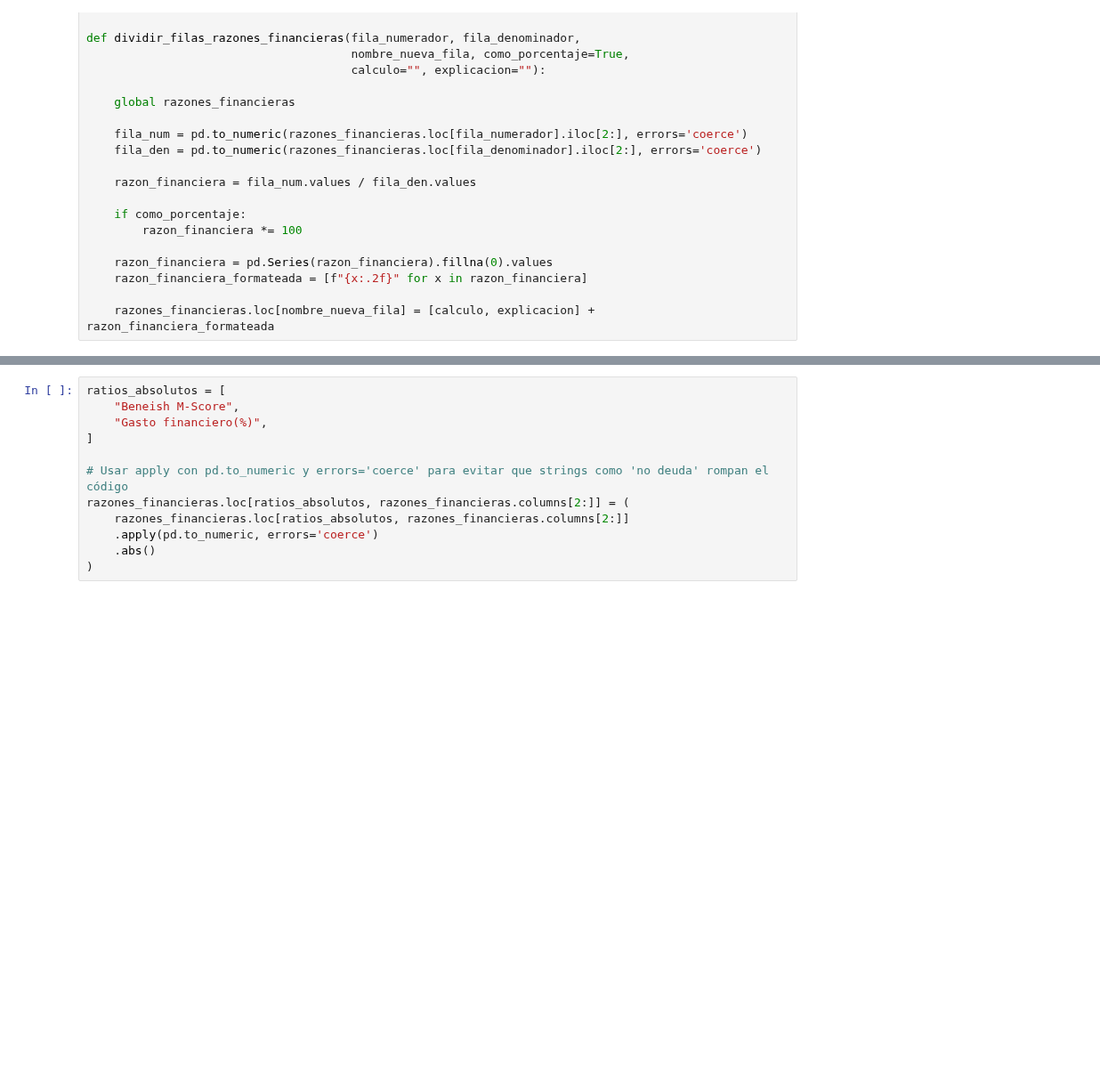
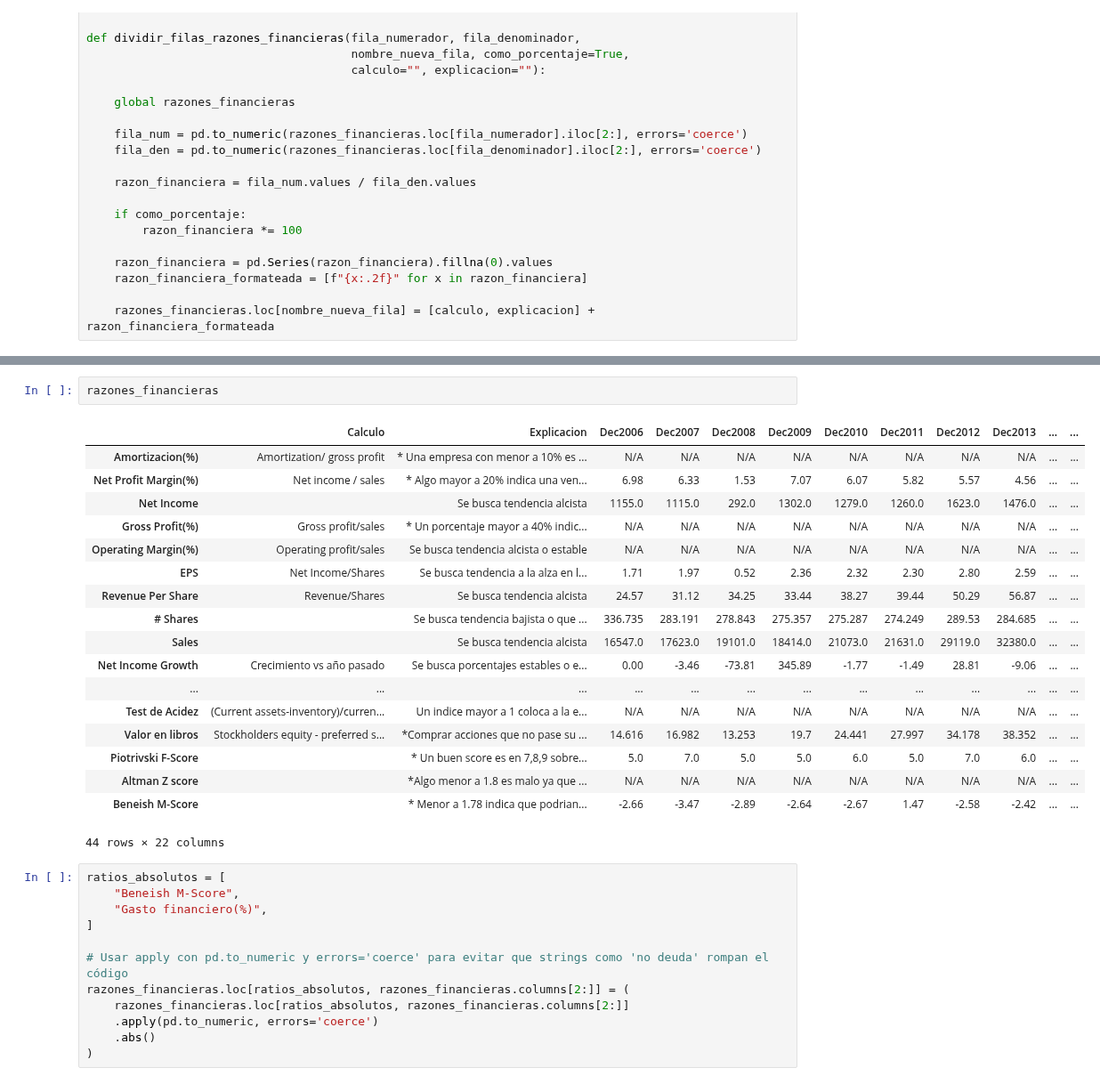
Before and after one commit to Marco23rubio/Stocks, a Jupyter notebook: Valuaciones_4_USA_financieras_no_bancos.ipynb, the cells around one changed output, grey strips where cells are left out. Shown at 89% size. Drawn from its saved outputs; the diff is of its cells as text; blank space fills up the shorter version.

Commit message:
inicia financieras no bancos

```diff
--- a/Valuaciones_4_USA_financieras_no_bancos.ipynb
+++ b/Valuaciones_4_USA_financieras_no_bancos.ipynb
@@ -599,3 +594,24 @@ agregar_razon_financiera(
+# %%
+razones_financieras
+# %% [output]
+|  | Calculo | Explicacion | Dec2006 | Dec2007 | Dec2008 | Dec2009 | Dec2010 | Dec2011 | Dec2012 | Dec2013 | ... | ... |
+| Amortizacion(%) | Amortization/ gross profit | * Una empresa con menor a 10% es ... | N/A | N/A | N/A | N/A | N/A | N/A | N/A | N/A | ... | ... |
+| Net Profit Margin(%) | Net income / sales | * Algo mayor a 20% indica una ven... | 6.98 | 6.33 | 1.53 | 7.07 | 6.07 | 5.82 | 5.57 | 4.56 | ... | ... |
+| Net Income |  | Se busca tendencia alcista | 1155.0 | 1115.0 | 292.0 | 1302.0 | 1279.0 | 1260.0 | 1623.0 | 1476.0 | ... | ... |
+| Gross Profit(%) | Gross profit/sales | * Un porcentaje mayor a 40% indic... | N/A | N/A | N/A | N/A | N/A | N/A | N/A | N/A | ... | ... |
+| Operating Margin(%) | Operating profit/sales | Se busca tendencia alcista o estable | N/A | N/A | N/A | N/A | N/A | N/A | N/A | N/A | ... | ... |
+| EPS | Net Income/Shares | Se busca tendencia a la alza en l... | 1.71 | 1.97 | 0.52 | 2.36 | 2.32 | 2.30 | 2.80 | 2.59 | ... | ... |
+| Revenue Per Share | Revenue/Shares | Se busca tendencia alcista | 24.57 | 31.12 | 34.25 | 33.44 | 38.27 | 39.44 | 50.29 | 56.87 | ... | ... |
+| # Shares |  | Se busca tendencia bajista o que ... | 336.735 | 283.191 | 278.843 | 275.357 | 275.287 | 274.249 | 289.53 | 284.685 | ... | ... |
+| Sales |  | Se busca tendencia alcista | 16547.0 | 17623.0 | 19101.0 | 18414.0 | 21073.0 | 21631.0 | 29119.0 | 32380.0 | ... | ... |
+| Net Income Growth | Crecimiento vs año pasado | Se busca porcentajes estables o e... | 0.00 | -3.46 | -73.81 | 345.89 | -1.77 | -1.49 | 28.81 | -9.06 | ... | ... |
+| ... | ... | ... | ... | ... | ... | ... | ... | ... | ... | ... | ... | ... |
+| Test de Acidez | (Current assets-inventory)/curren... | Un indice mayor a 1 coloca a la e... | N/A | N/A | N/A | N/A | N/A | N/A | N/A | N/A | ... | ... |
+| Valor en libros | Stockholders equity - preferred s... | *Comprar acciones que no pase su ... | 14.616 | 16.982 | 13.253 | 19.7 | 24.441 | 27.997 | 34.178 | 38.352 | ... | ... |
+| Piotrivski F-Score |  | * Un buen score es en 7,8,9 sobre... | 5.0 | 7.0 | 5.0 | 5.0 | 6.0 | 5.0 | 7.0 | 6.0 | ... | ... |
+| Altman Z score |  | *Algo menor a 1.8 es malo ya que ... | N/A | N/A | N/A | N/A | N/A | N/A | N/A | N/A | ... | ... |
+| Beneish M-Score |  | * Menor a 1.78 indica que podrian... | -2.66 | -3.47 | -2.89 | -2.64 | -2.67 | 1.47 | -2.58 | -2.42 | ... | ... |
+44 rows × 22 columns
 # %%
 ratios_absolutos = [
     "Beneish M-Score",
```
Also changed, not shown: parts of 42 cells of this notebook, 4 other files.
